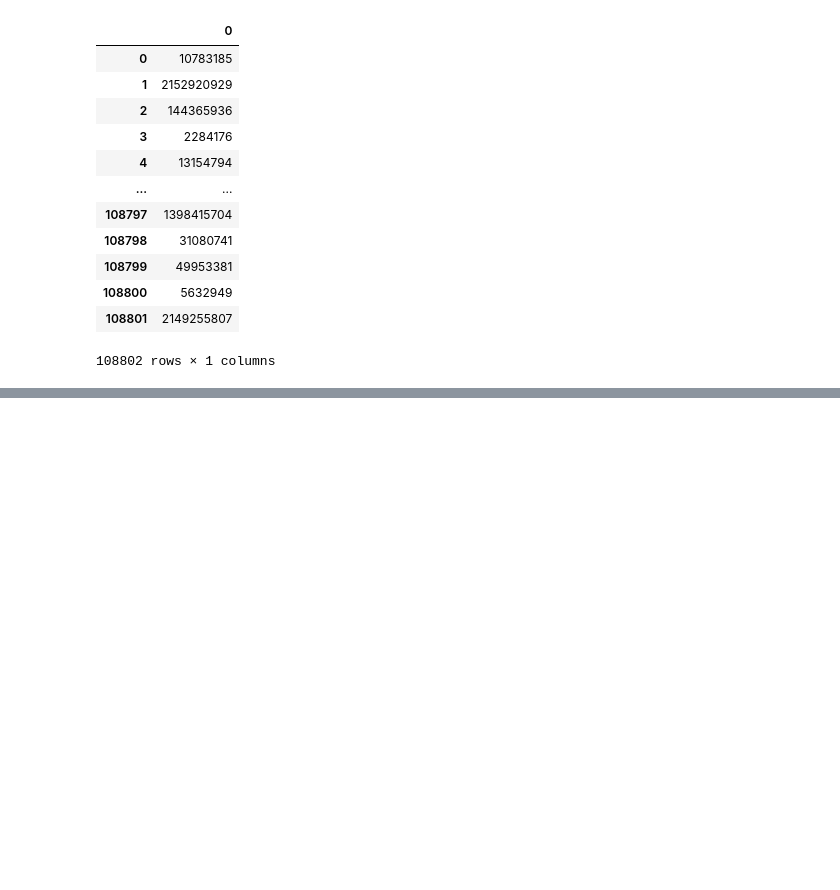
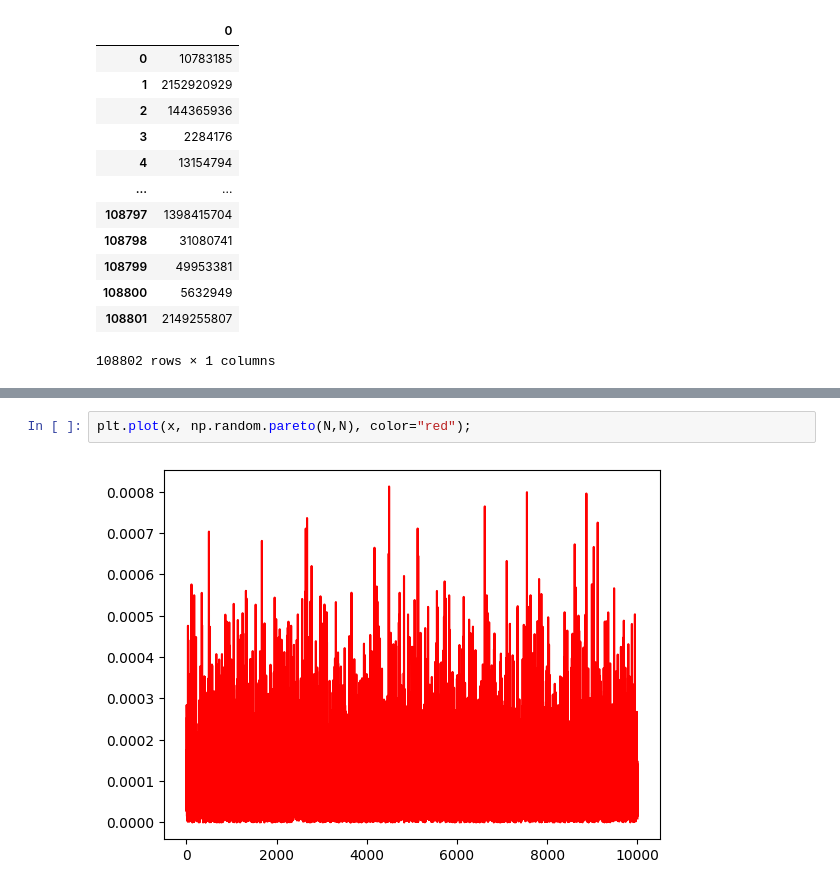
Before and after one commit to FabianScott/ComSoc, a Jupyter notebook: Week_3/week3.ipynb, the cells around one changed output, grey strips where cells are left out. Saved outputs shown, nothing was run; the diff lists cells and outputs as text; blank space fills up the shorter version.

```diff
--- a/Week_3/week3.ipynb
+++ b/Week_3/week3.ipynb
@@ -67,0 +94,4 @@ plt.plot(x, y2);
+# %%
+plt.plot(x, np.random.pareto(N,N), color="red");
+# %% [output]
+[figure, added]
```
Also changed, not shown: parts of 5 cells of this notebook, 2 other files.
